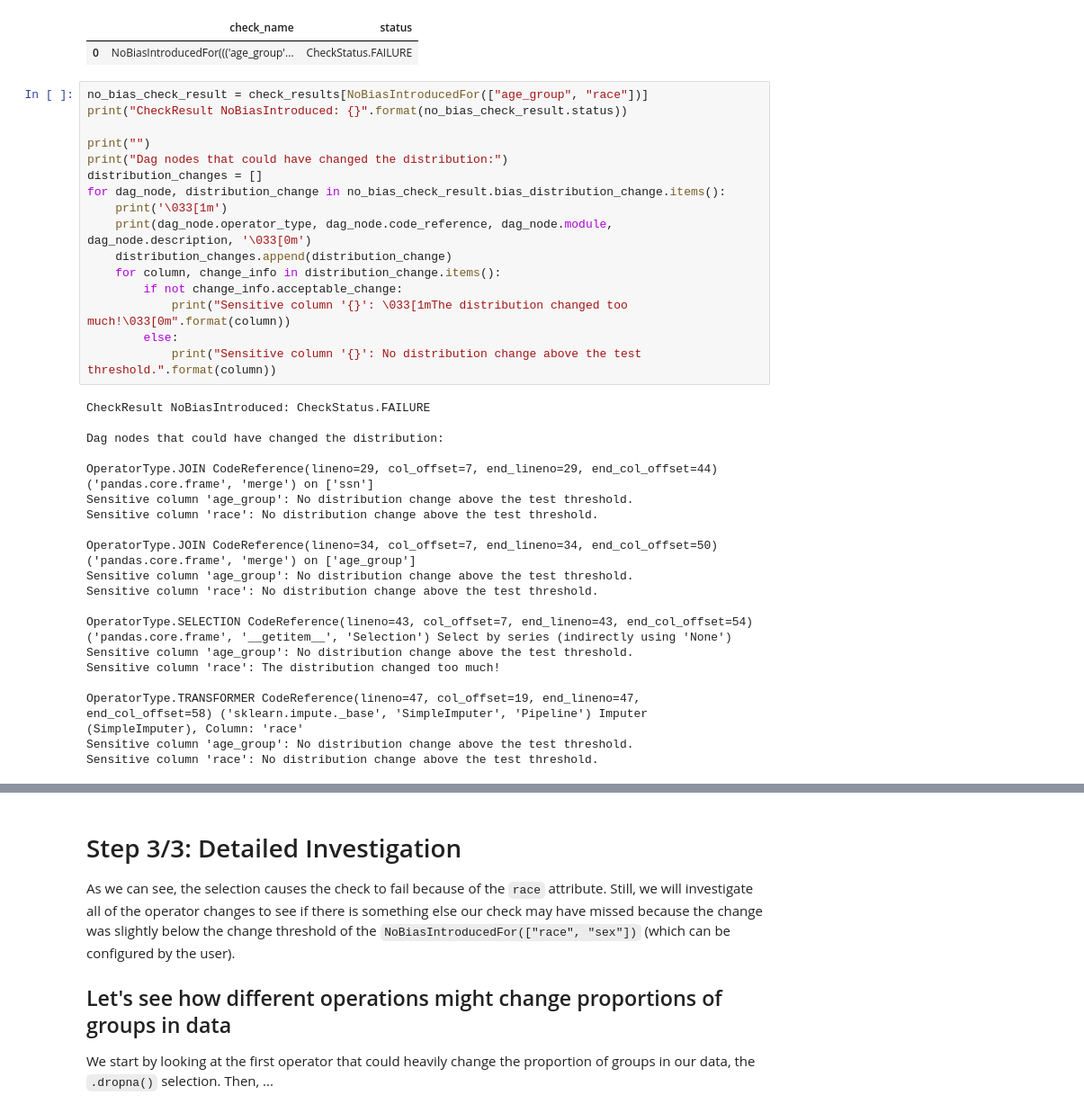
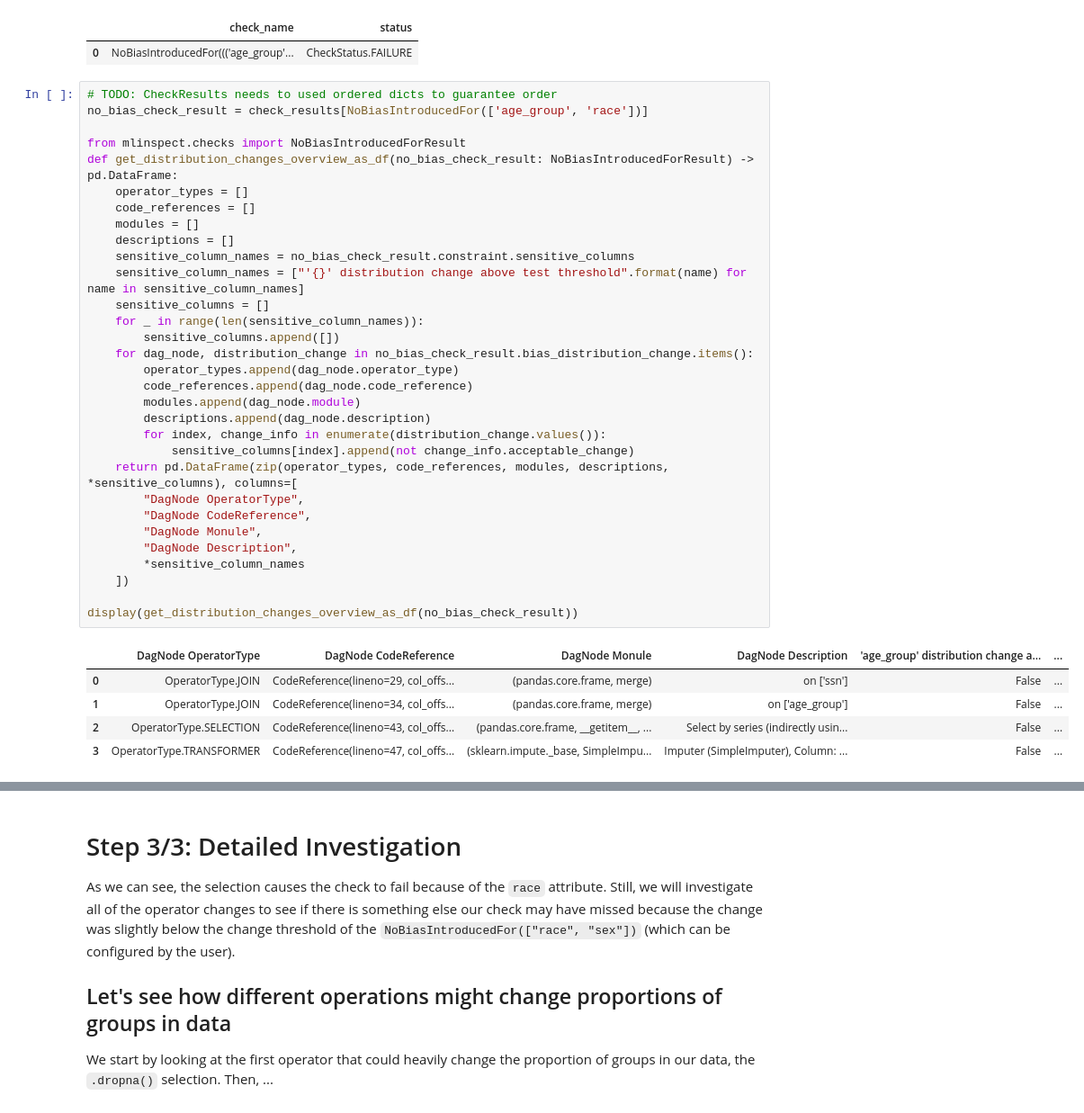
Before and after one commit to stefan-grafberger/mlinspect, a Jupyter notebook: experiments/user_interviews/healthcare_task.ipynb, the cells around one changed output, grey strips where cells are left out. Shown at 90% size. Saved outputs shown, nothing was run; the diff lists cells and outputs as text.

Commit message:
First version of get_distribution_changes_overview_as_df

```diff
--- a/experiments/user_interviews/healthcare_task.ipynb
+++ b/experiments/user_interviews/healthcare_task.ipynb
@@ -175,39 +173,40 @@ display(check_result_df)
 # %% [output]
 |  | check_name | status |
 | 0 | NoBiasIntroducedFor((('age_group'... | CheckStatus.FAILURE |
-# %%
-no_bias_check_result = check_results[NoBiasIntroducedFor(["age_group", "race"])]
-print("CheckResult NoBiasIntroduced: {}".format(no_bias_check_result.status))
-
-print("")
-print("Dag nodes that could have changed the distribution:")
-distribution_changes = []
-for dag_node, distribution_change in no_bias_check_result.bias_distribution_change.items():
-    print('\033[1m')
-    print(dag_node.operator_type, dag_node.code_reference, dag_node.module, dag_node.description, '\033[0m')
-    distribution_changes.append(distribution_change)
-    for column, change_info in distribution_change.items():
-        if not change_info.acceptable_change:
-            print("Sensitive column '{}': \033[1mThe distribution changed too much!\033[0m".format(column))
-        else:
-            print("Sensitive column '{}': No distribution change above the test threshold.".format(column))
-# %% [output]
-CheckResult NoBiasIntroduced: CheckStatus.FAILURE
-
-Dag nodes that could have changed the distribution:
-
-OperatorType.JOIN CodeReference(lineno=29, col_offset=7, end_lineno=29, end_col_offset=44) ('pandas.core.frame', 'merge') on ['ssn']
-Sensitive column 'age_group': No distribution change above the test threshold.
-Sensitive column 'race': No distribution change above the test threshold.
-
-OperatorType.JOIN CodeReference(lineno=34, col_offset=7, end_lineno=34, end_col_offset=50) ('pandas.core.frame', 'merge') on ['age_group']
-Sensitive column 'age_group': No distribution change above the test threshold.
-Sensitive column 'race': No distribution change above the test threshold.
-
-OperatorType.SELECTION CodeReference(lineno=43, col_offset=7, end_lineno=43, end_col_offset=54) ('pandas.core.frame', '__getitem__', 'Selection') Select by series (indirectly using 'None')
-Sensitive column 'age_group': No distribution change above the test threshold.
-Sensitive column 'race': The distribution changed too much!
-
-OperatorType.TRANSFORMER CodeReference(lineno=47, col_offset=19, end_lineno=47, end_col_offset=58) ('sklearn.impute._base', 'SimpleImputer', 'Pipeline') Imputer (SimpleImputer), Column: 'race'
-Sensitive column 'age_group': No distribution change above the test threshold.
-Sensitive column 'race': No distribution change above the test threshold.
+# %%
+# TODO: CheckResults needs to used ordered dicts to guarantee order
+no_bias_check_result = check_results[NoBiasIntroducedFor(['age_group', 'race'])]
+
+from mlinspect.checks import NoBiasIntroducedForResult
+def get_distribution_changes_overview_as_df(no_bias_check_result: NoBiasIntroducedForResult) -> pd.DataFrame:
+    operator_types = []
+    code_references = []
+    modules = []
+    descriptions = []
+    sensitive_column_names = no_bias_check_result.constraint.sensitive_columns
+    sensitive_column_names = ["'{}' distribution change above test threshold".format(name) for name in sensitive_column_names]
+    sensitive_columns = []
+    for _ in range(len(sensitive_column_names)):
+        sensitive_columns.append([])
+    for dag_node, distribution_change in no_bias_check_result.bias_distribution_change.items():
+        operator_types.append(dag_node.operator_type)
+        code_references.append(dag_node.code_reference)
+        modules.append(dag_node.module)
+        descriptions.append(dag_node.description)
+        for index, change_info in enumerate(distribution_change.values()):
+            sensitive_columns[index].append(not change_info.acceptable_change)
+    return pd.DataFrame(zip(operator_types, code_references, modules, descriptions, *sensitive_columns), columns=[
+        "DagNode OperatorType",
+        "DagNode CodeReference",
+        "DagNode Monule",
+        "DagNode Description",
+        *sensitive_column_names
+    ])
+
+display(get_distribution_changes_overview_as_df(no_bias_check_result))
+# %% [output]
+|  | DagNode OperatorType | DagNode CodeReference | DagNode Monule | DagNode Description | 'age_group' distribution change a... | ... |
+| 0 | OperatorType.JOIN | CodeReference(lineno=29, col_offs... | (pandas.core.frame, merge) | on ['ssn'] | False | ... |
+| 1 | OperatorType.JOIN | CodeReference(lineno=34, col_offs... | (pandas.core.frame, merge) | on ['age_group'] | False | ... |
+| 2 | OperatorType.SELECTION | CodeReference(lineno=43, col_offs... | (pandas.core.frame, __getitem__, ... | Select by series (indirectly usin... | False | ... |
+| 3 | OperatorType.TRANSFORMER | CodeReference(lineno=47, col_offs... | (sklearn.impute._base, SimpleImpu... | Imputer (SimpleImputer), Column: ... | False | ... |
```
Also changed, not shown: parts of 5 cells of this notebook, 1 other file.
